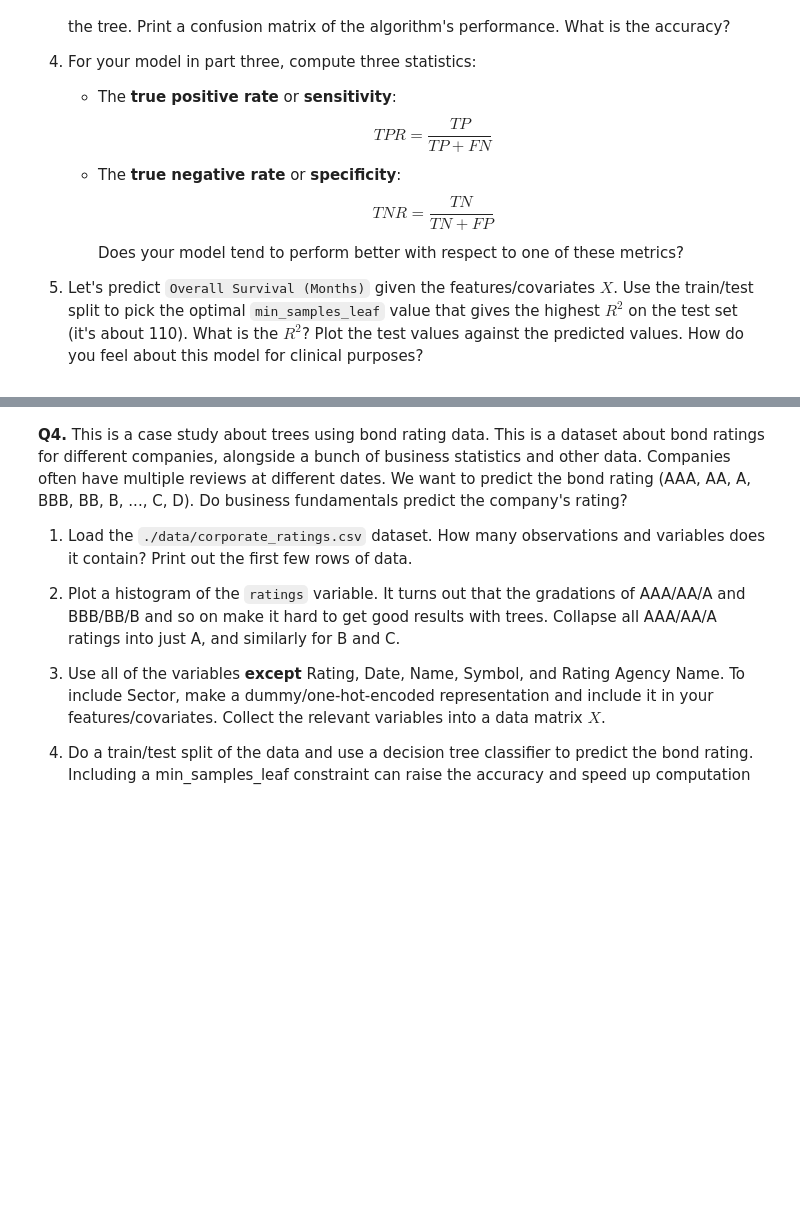
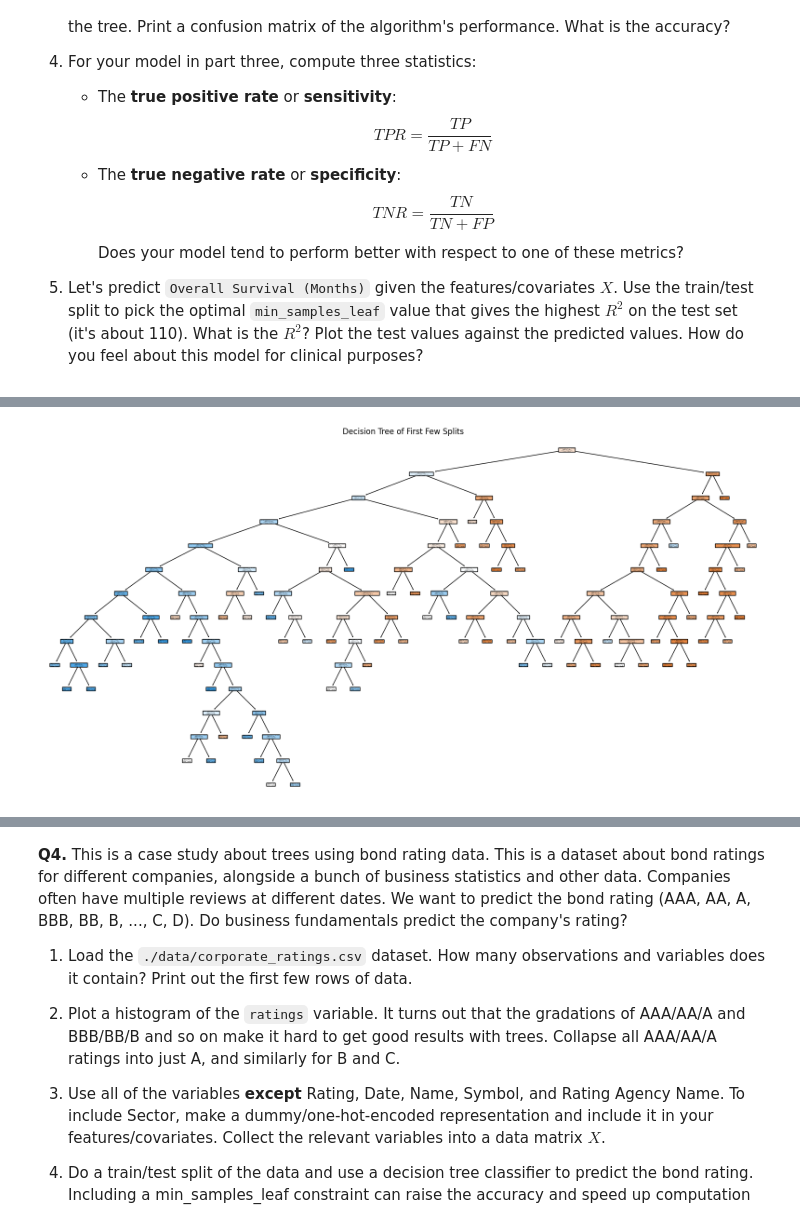
Before and after one commit to kguzman24/trees, a Jupyter notebook: assignment/assignment.ipynb, the cells around one changed output, grey strips where cells are left out. Drawn from its saved outputs; the diff is of its cells as text; code cells hidden in the pictures; blank space fills up the shorter version.

```diff
--- a/assignment/assignment.ipynb
+++ b/assignment/assignment.ipynb
@@ -215,0 +245,12 @@ The tree and linear regression models are predicting similar values, which means
+# %%
+num_var_cancer = ['Age at Diagnosis', 'Tumor Size', 'Lymph nodes examined positive']
+cat_var_cancer = ['Tumor Stage','Chemotherapy','Cancer Type Detailed']
+
+#target
+target = 'Overall Survival Status'
+
+#one hot encoding categorical
+cancer_dummies = pd.get_dummies(cancer[cat_var_cancer], drop_first=True)
+
+X=pd.concat([cancer[num_var_cancer],cancer_dummies], axis=1)
+y=cancer[target]
@@ -215,0 +259,6 @@ The tree and linear regression models are predicting similar values, which means
+# %%
+cancer_cleaned = cancer.dropna()
+
+print(cancer_cleaned['Overall Survival Status'].value_counts())
+cancer_cleaned['Overall Survival Status'] = cancer_cleaned['Overall Survival Status'].replace({'Deceased': 0, 'Living': 1})
+print(cancer_cleaned['Overall Survival Status'].value_counts())
@@ -215,0 +279,25 @@ The tree and linear regression models are predicting similar values, which means
+# %%
+from sklearn.tree import DecisionTreeClassifier
+new_num_cancer = ['Age at Diagnosis', 'Tumor Size', 'Lymph nodes examined positive']
+new_cat_cancer = ['Tumor Stage', 'Chemotherapy', 'Cancer Type Detailed']
+
+cancer_dummies = pd.get_dummies(cancer_cleaned[new_cat_cancer], drop_first=True)
+X=pd.concat([cancer_cleaned[new_num_cancer], cancer_dummies], axis=1)
+y=cancer_cleaned[target]
+
+#test train split
+X_train, X_test, y_train, y_test = train_test_split(X, y, test_size=0.2, random_state=58)
+
+#fit decision tree with min samples leaf 10
+tree_model = DecisionTreeClassifier(min_samples_leaf=10, random_state=58)
+tree_model.fit(X_train, y_train)
+
+#decision tree
+plt.figure(figsize=(20,10))
+plot_tree(tree_model, feature_names=X.columns, class_names=['Dead', 'Alive'], filled=True)
+plt.title("Decision Tree of First Few Splits")
+plt.show()
+
+#confusion matrix
+# %% [output]
+[figure, added]
```
Also changed, not shown: parts of 17 cells of this notebook.
